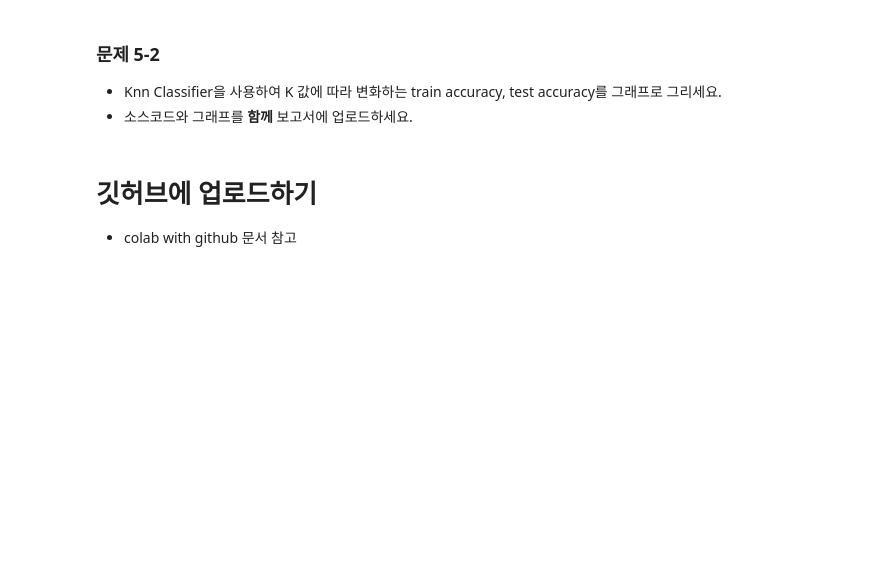
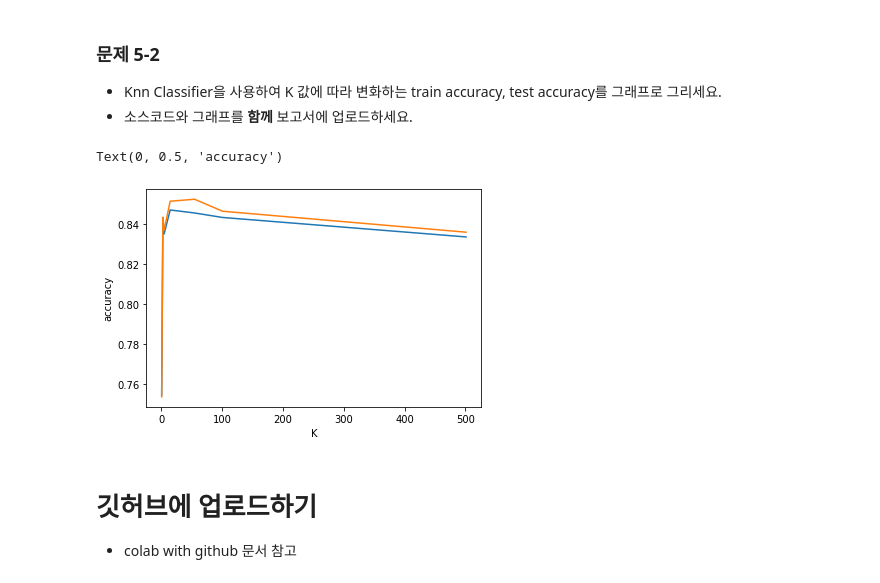
Before and after one commit to Wo-oJin/2022F-Ajou-ML, a Jupyter notebook: HW1.ipynb, the cells around one changed output. Saved outputs shown, nothing was run; the diff lists cells and outputs as text; code cells hidden in the pictures; blank space fills up the shorter version.

```diff
--- a/HW1.ipynb
+++ b/HW1.ipynb
@@ -536,9 +536,14 @@ corr.style.background_gradient(cmap='coolwarm')
 # 코드 시작과 코드 끝 라인을 삭제하지 마세요.
 ################ 코드 시작  #####################
 
-corr_df = data.corr()['satisfaction'].sort_values(ascending=False)
+corr_series = data.corr()['satisfaction'].sort_values(ascending=False)
 
-data_final = corr_df[corr_df > 0.4]
+data_final_series = corr_series[corr_series > 0.4]
+
+columns = data_final_series.index.tolist()
+data_final = data.reindex(columns = [columns[0], columns[1], columns[2], columns[3]])
+
+#print(data_final)
 
 ################ 코드 끝  ######################
 ##############################################
@@ -605,24 +645,32 @@ import matplotlib.pyplot as plt
 # %%
 K = [1, 3, 5, 15, 55, 101, 501]
 train_acc = []
 test_acc = []
 
 for i in K:
 ################  문제 5-4  ####################
 # 소스코드를 입력하고 캡처 후 보고서에 업로드하세요.
 # 코드 시작과 코드 끝 라인을 삭제하지 마세요.
 ################ 코드 시작  #####################
+  classifier = KNeighborsClassifier(n_neighbors=i)
+  classifier.fit(X_train, y_train)
+
+  train_acc.append(classifier.score(X_train, y_train))
+  test_acc.append(classifier.score(X_test, y_test))
 
 # 소스코드를 입력하고 그래프와 함께 캡처 후 보고서에 업로드 하세요
 
 
 ################ 코드 끝  ######################
 # x축을 K값, y축을 정확도로하여 K에 대한 train, test의 정확도에 대한 그래프 생성
 plt.figure()
 plt.plot(K, train_acc, label='train accuracy')
 plt.plot(K, test_acc, label='test accuracy')
 plt.xlabel('K')
 plt.ylabel('accuracy')
+# %% [output]
+Text(0, 0.5, 'accuracy')
+[figure, added]
 # %% [markdown]
 # 깃허브에 업로드하기
 * colab with github 문서 참고
```
Also changed, not shown: parts of 7 cells of this notebook.
